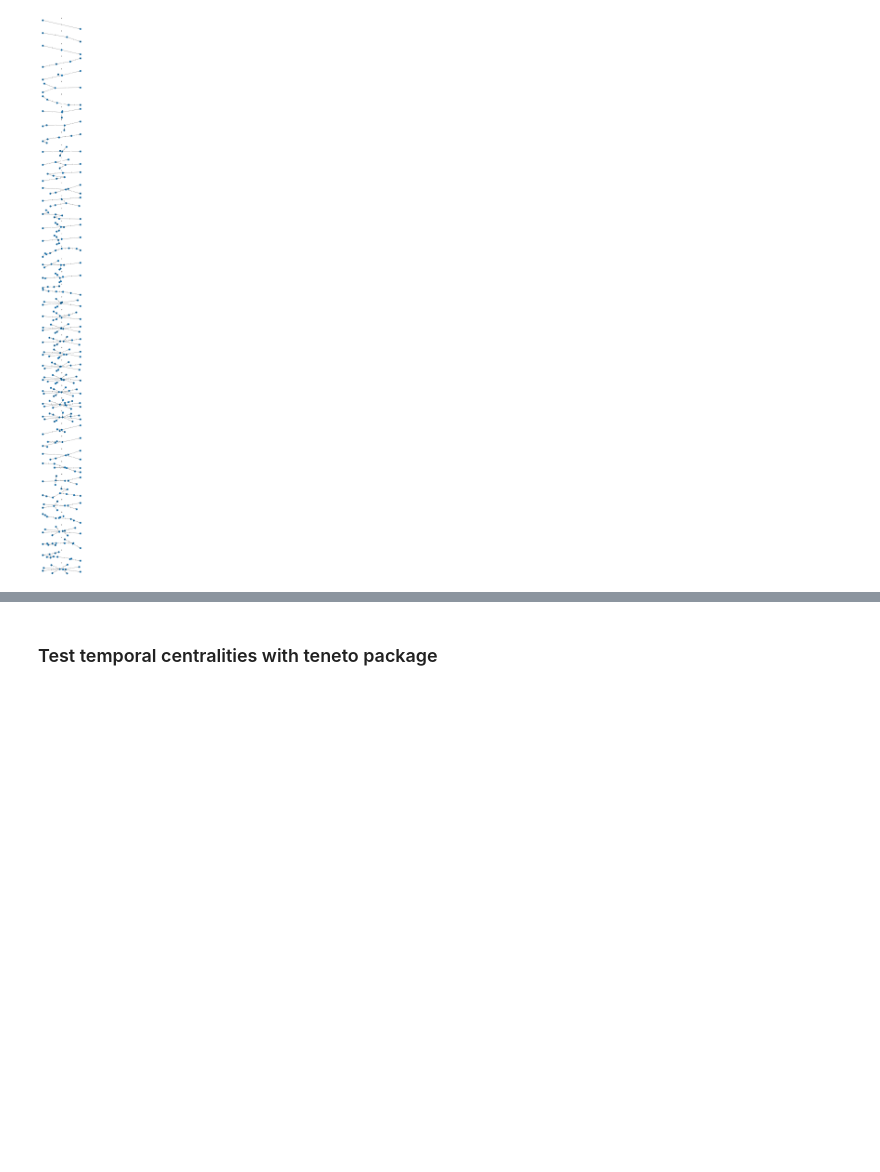
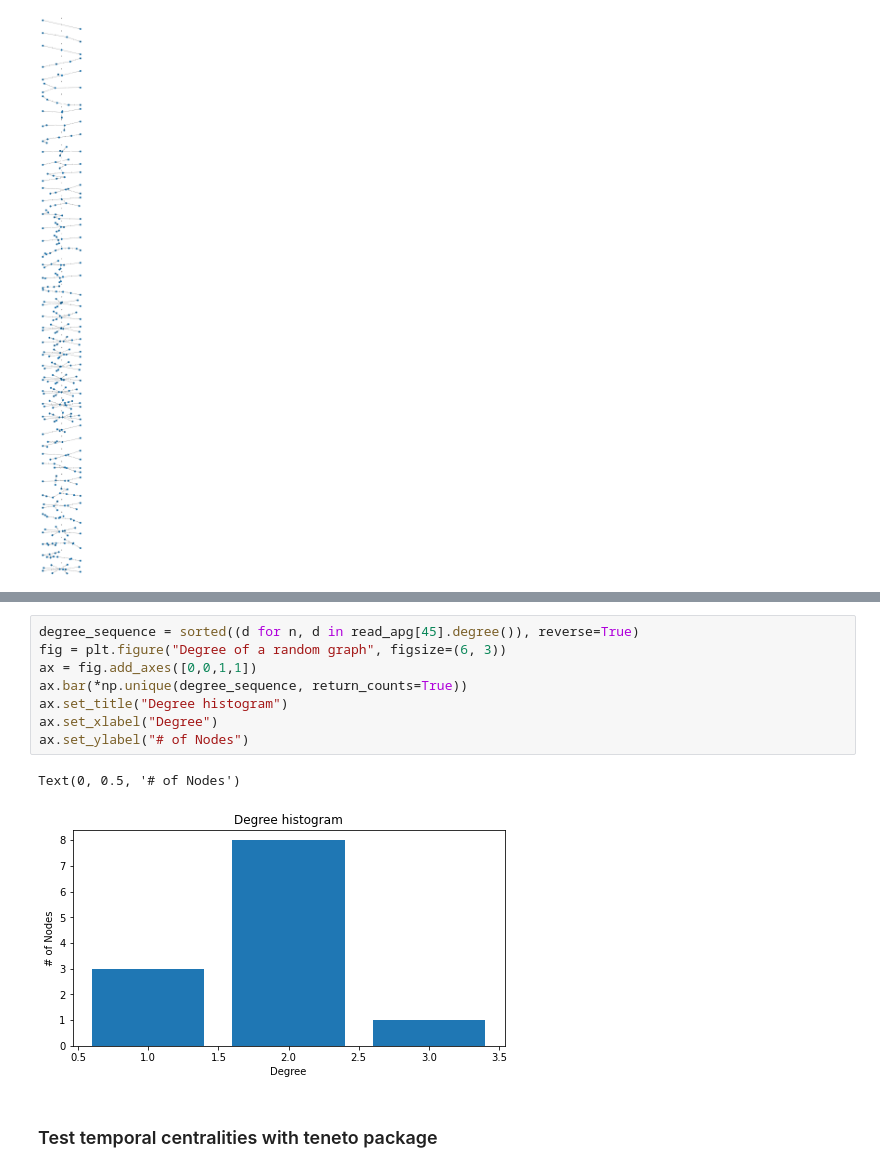
Before and after one commit to hpi-sam/Spatio-Temporal-Graphs, a Jupyter notebook: src/anomalies_v2.ipynb, the cells around one changed output, grey strips where cells are left out. Saved outputs shown, nothing was run; the diff lists cells and outputs as text; blank space fills up the shorter version.

```diff
--- a/src/anomalies_v2.ipynb
+++ b/src/anomalies_v2.ipynb
@@ -104,3 +123,14 @@ for i, subgraph in enumerate(read_apg[:44]):
+# %%
+degree_sequence = sorted((d for n, d in read_apg[45].degree()), reverse=True)
+fig = plt.figure("Degree of a random graph", figsize=(6, 3))
+ax = fig.add_axes([0,0,1,1])
+ax.bar(*np.unique(degree_sequence, return_counts=True))
+ax.set_title("Degree histogram")
+ax.set_xlabel("Degree")
+ax.set_ylabel("# of Nodes")
+# %% [output]
+Text(0, 0.5, '# of Nodes')
+[figure, added]
 # %% [markdown]
 ### Test temporal centralities with teneto package
 # %%
```
Also changed, not shown: parts of 3 cells of this notebook.
